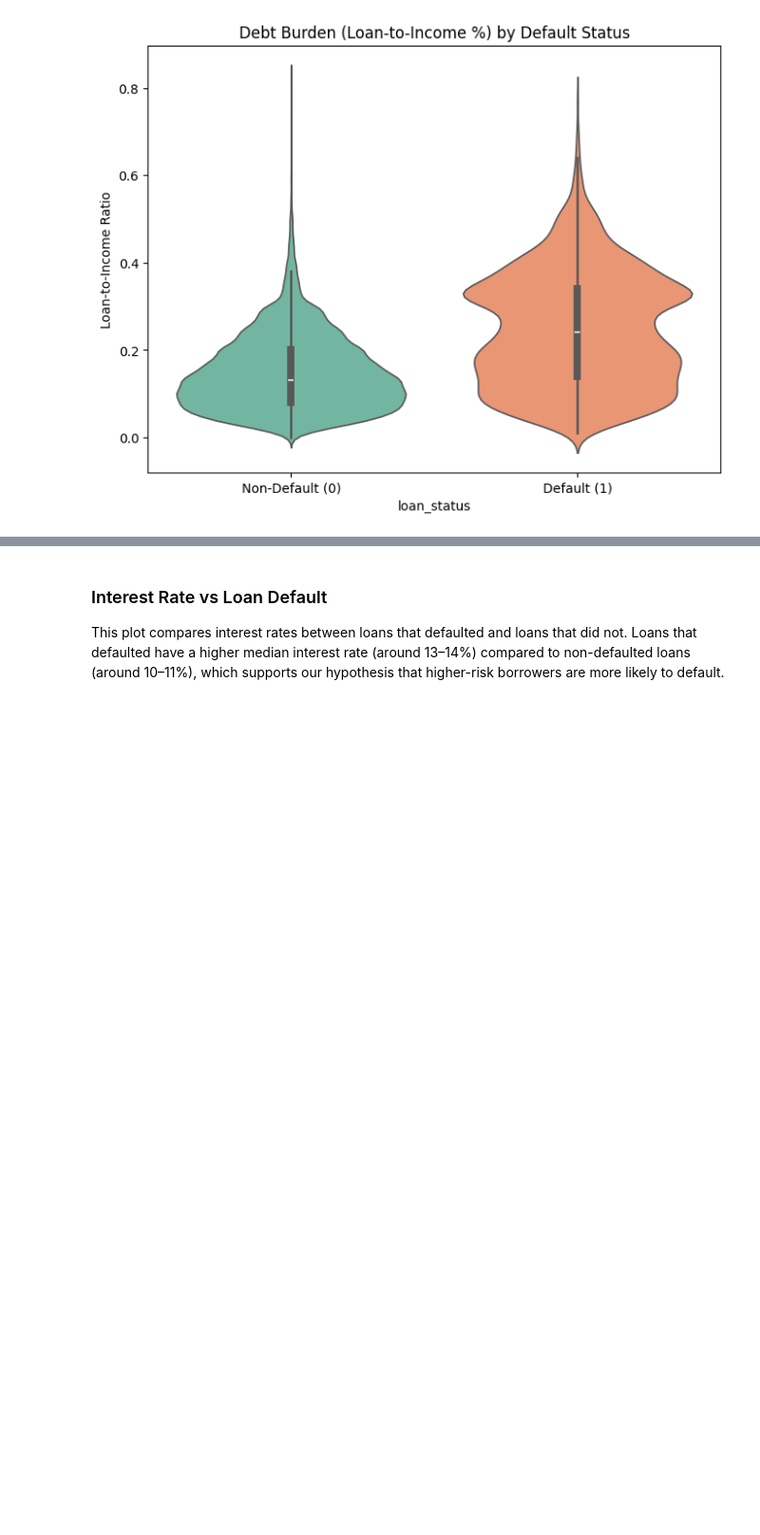
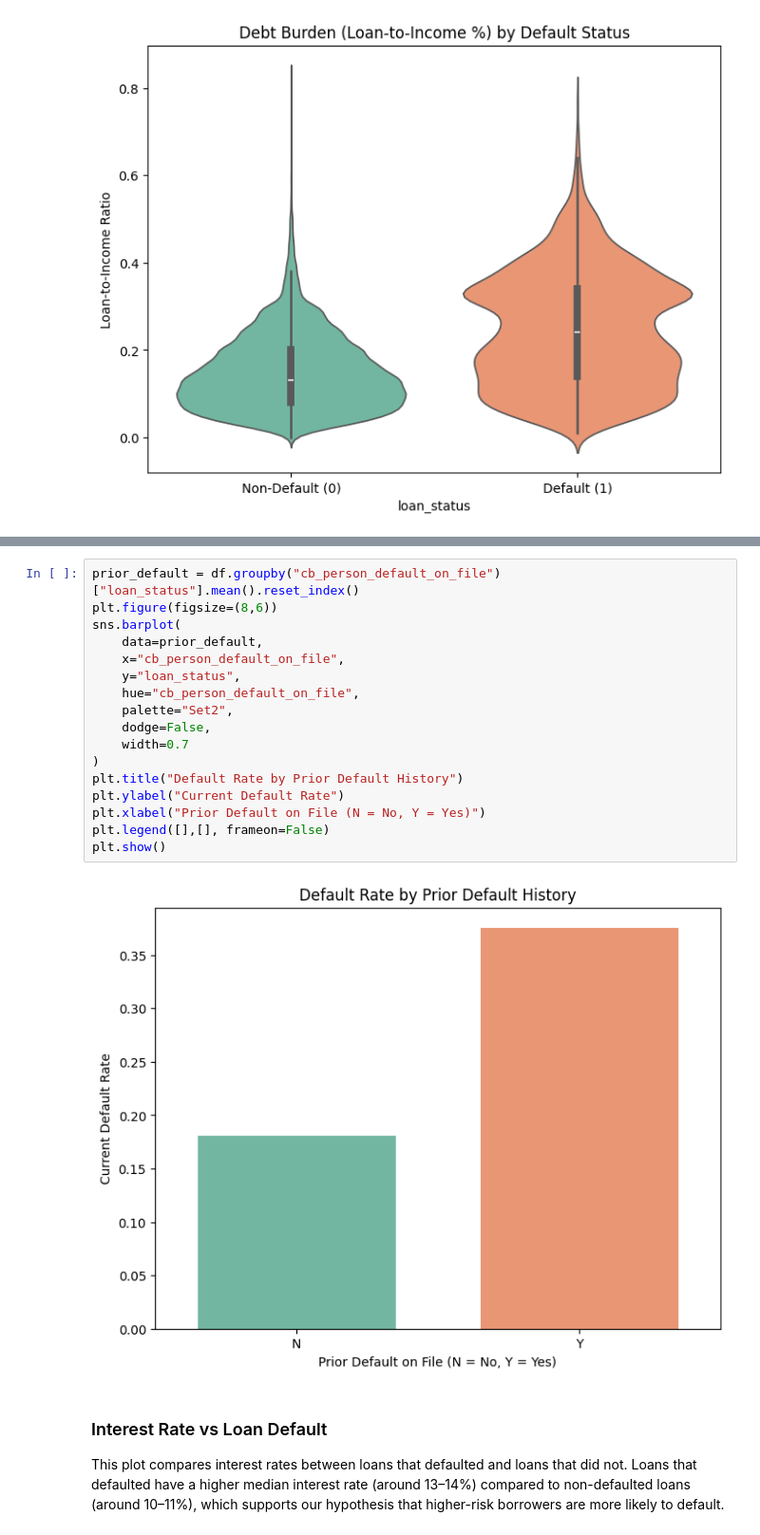
Before and after one commit to COGS108/Group131_WI26, a Jupyter notebook: 02-EDACheckpoint.ipynb, the cells around one changed output, grey strips where cells are left out. Shown at 95% size. Cells and saved outputs as stored; diff of their text form; blank space fills up the shorter version.

Commit message:
Added EDA graphs and analysis

```diff
--- a/02-EDACheckpoint.ipynb
+++ b/02-EDACheckpoint.ipynb
@@ -273,3 +283,22 @@ plt.show()
+# %%
+prior_default = df.groupby("cb_person_default_on_file")["loan_status"].mean().reset_index()
+plt.figure(figsize=(8,6))
+sns.barplot(
+    data=prior_default,
+    x="cb_person_default_on_file",
+    y="loan_status",
+    hue="cb_person_default_on_file",
+    palette="Set2",
+    dodge=False,
+    width=0.7
+)
+plt.title("Default Rate by Prior Default History")
+plt.ylabel("Current Default Rate")
+plt.xlabel("Prior Default on File (N = No, Y = Yes)")
+plt.legend([],[], frameon=False)
+plt.show()
+# %% [output]
+[figure, added]
 # %% [markdown]
 ### Interest Rate vs Loan Default
 
```
Also changed, not shown: parts of 26 cells of this notebook.
